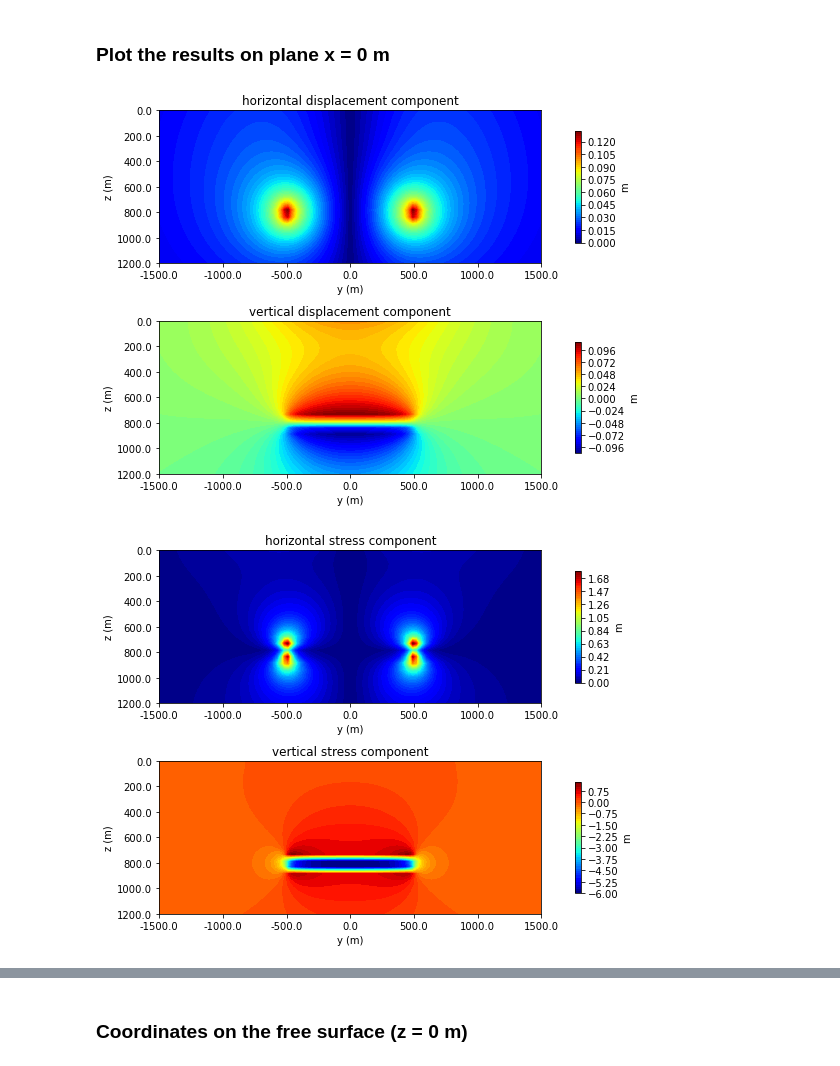
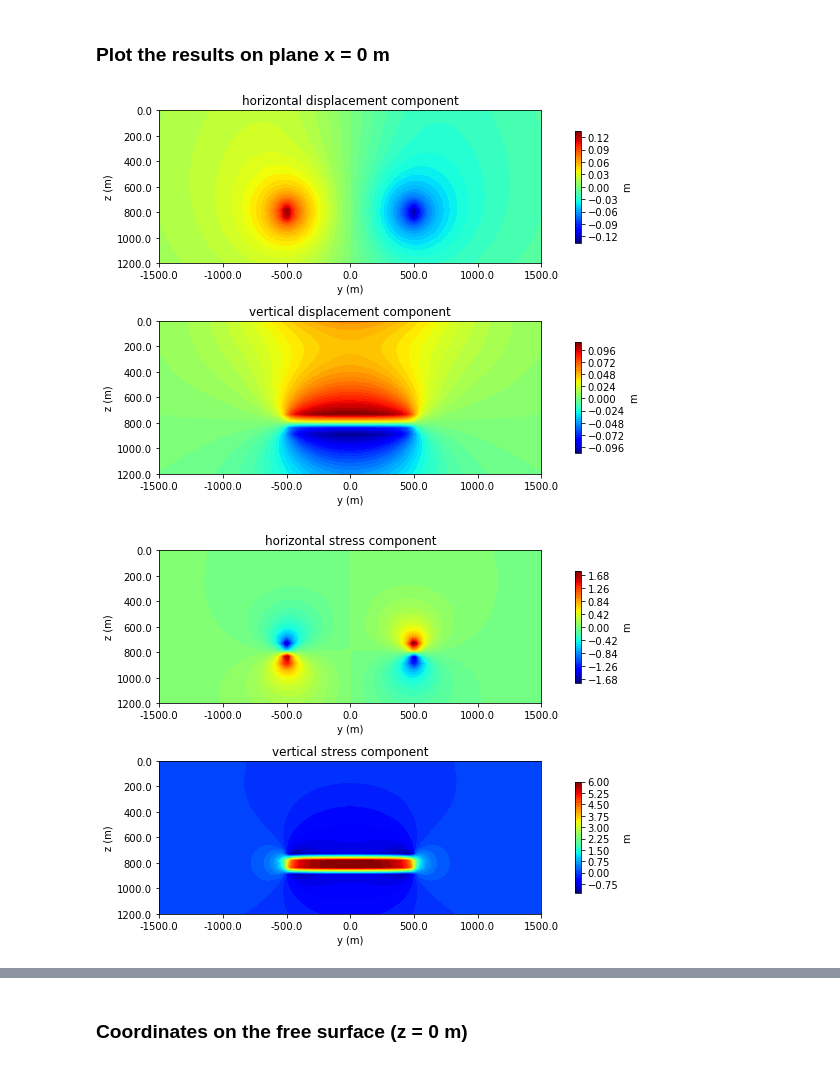
Before and after one commit to pinga-lab/DisReserv, a Jupyter notebook: code/cylindrical_reservoir.ipynb, the cells around one changed output, grey strips where cells are left out. Drawn from its saved outputs; the diff is of its cells as text; code cells hidden in the pictures.

Commit message:
define stress components by following Sharma 1956

```diff
--- a/code/cylindrical_reservoir.ipynb
+++ b/code/cylindrical_reservoir.ipynb
@@ -97,8 +101,12 @@ s_yz2 = cp.field_component(coordinates, model, DP, poisson, young, kernel='s_yz2
 
 s_yzz2 = cp.field_component(coordinates, model, DP, poisson, young, kernel='s_yzz2')
 
-stress_y = s_yz1 + s_yzz2 - s_yz2
-stress_y *= -young/(1 + poisson)
+# Tempone et al (2010)
+#stress_y = s_yz1 + s_yzz2 - s_yz2
+#stress_y *= -young/(1 + poisson)
+# Sharma (1956)
+stress_y = s_yz1 + s_yzz2 + s_yz2
+stress_y *= young/(1 + poisson)
 # %%
 # Compute the z-component of stress
 s_zz1 = cp.field_component(coordinates, model, DP, poisson, young, kernel='s_zz1')
@@ -107,8 +115,12 @@ s_zz2 = cp.field_component(coordinates, model, DP, poisson, young, kernel='s_zz2
 
 s_zzz2 = cp.field_component(coordinates, model, DP, poisson, young, kernel='s_zzz2')
 
+# Tempone et al (2010)
+#stress_z = s_zz1 + s_zzz2 - s_zz2
+#stress_z *= -young/(1 + poisson)
+# Sharma (1956)
 stress_z = s_zz1 + s_zzz2 - s_zz2
-stress_z *= -young/(1 + poisson)
+stress_z *= young/(1 + poisson)
 # %%
 # horizontal component of stress
 stress_horizontal = np.sqrt(stress_x**2 + stress_y**2)
@@ -123,8 +135,10 @@ z = np.linspace(0, 1200, shape[1])
 fig, ax = plt.subplots(nrows=2, ncols=1, sharex=False, sharey=False, figsize=(12,6))
 
 ax[0].set_aspect("equal")
-img = ax[0].contourf(y, z, displacement_horizontal.reshape(shape[::-1]),
-                  60, cmap="jet")
+# img = ax[0].contourf(y, z, displacement_horizontal.reshape(shape[::-1]),
+#                      60, cmap="jet")
+img = ax[0].contourf(y, z, displacement_y.reshape(shape[::-1]),
+                     60, cmap="jet")
 plt.colorbar(img, ax=ax[0], pad=0.04, shrink=0.73, label="m")
 ax[0].set_title("horizontal displacement component")
 
@@ -149,36 +163,38 @@ ax[1].set_ylabel("z (m)")
 plt.tight_layout()
 plt.show()
 # %% [output]
-[figure, old version]
+[figure, new version]
 # %%
 # Plot the results on a map
 fig, ax = plt.subplots(nrows=2, ncols=1, sharex=False, sharey=False, figsize=(12,6))
 
 ax[0].set_aspect("equal")
-img = ax[0].contourf(y, z, stress_horizontal.reshape(shape[::-1]),
-                  60, cmap="jet")
+# img = ax[0].contourf(y, z, stress_horizontal.reshape(shape[::-1]),
+#                   60, cmap="jet")
+img = ax[0].contourf(y, z, stress_y.reshape(shape[::-1]),
+                     60, cmap="jet")
 plt.colorbar(img, ax=ax[0], pad=0.04, shrink=0.73, label="m")
 ax[0].set_title("horizontal stress component")
 
 ax[0].set_xticklabels(ax[0].get_xticks())
 ax[0].set_yticklabels(ax[0].get_yticks())
 ax[0].invert_yaxis()
 ax[0].set_xlabel("y (m)")
 ax[0].set_ylabel("z (m)")
 
 ax[1].set_aspect("equal")
 img = ax[1].contourf(y, z, stress_z.reshape(shape[::-1]),
                   60, cmap="jet")
 plt.colorbar(img, ax=ax[1], pad=0.04, shrink=0.73, label="m")
 ax[1].set_title("vertical stress component")
 
 ax[1].set_xticklabels(ax[1].get_xticks())
 ax[1].set_yticklabels(ax[1].get_yticks())
 ax[1].invert_yaxis()
 ax[1].set_xlabel("y (m)")
 ax[1].set_ylabel("z (m)")
 
 plt.tight_layout()
 plt.show()
 # %% [output]
-[figure, old version]
+[figure, new version]
```
Also changed, not shown: parts of 8 cells of this notebook.
